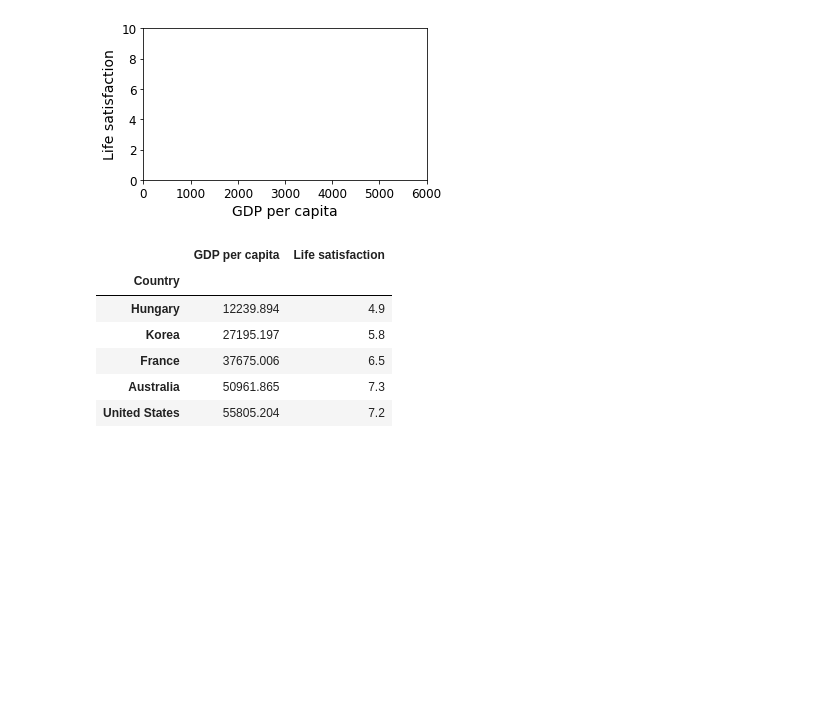
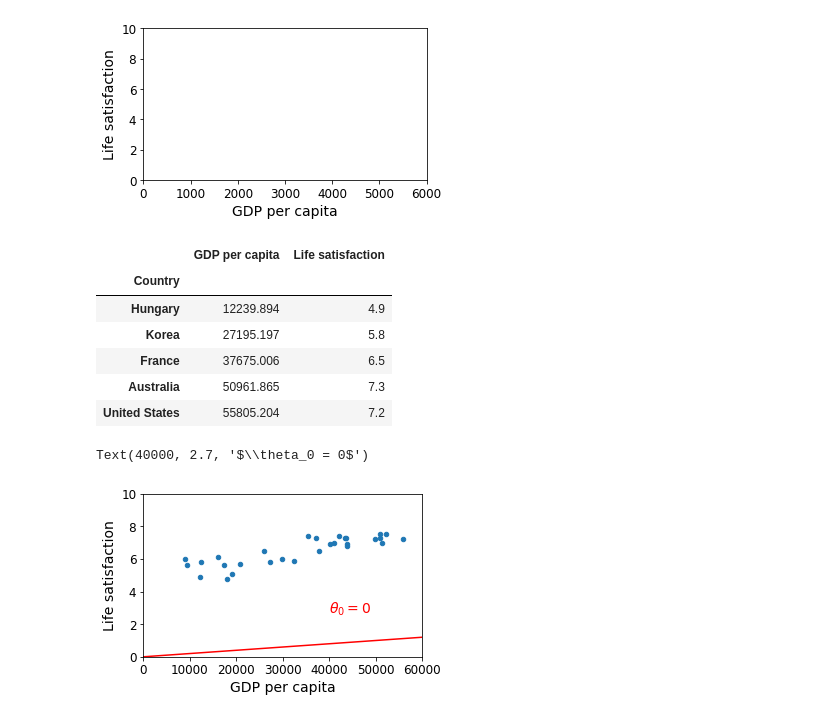
Before and after one commit to ShehanAT/Handson_ML, a Jupyter notebook: practical/01_the_machine_learning_landscape.ipynb, the cells around one changed output. Drawn from its saved outputs; the diff is of its cells as text; code cells hidden in the pictures; blank space fills up the shorter version.

```diff
--- a/practical/01_the_machine_learning_landscape.ipynb
+++ b/practical/01_the_machine_learning_landscape.ipynb
@@ -231,3 +231,14 @@ sample_data.loc[list(position_text.keys())]
 | France | 37675.006 | 6.5 |
 | Australia | 50961.865 | 7.3 |
 | United States | 55805.204 | 7.2 |
+# %%
+import numpy as np
+
+sample_data.plot(kind='scatter', x='GDP per capita', y='Life satisfaction', figsize=(5, 3))
+plt.axis([0, 60000, 0, 10])
+X=np.linspace(0, 60000, 1000)
+plt.plot(X, 2*X/100000, "r")
+plt.text(40000, 2.7, r"$\theta_0 = 0$", fontsize=14, color="r")
+# %% [output]
+Text(40000, 2.7, '$\\theta_0 = 0$')
+[figure, added]
```
